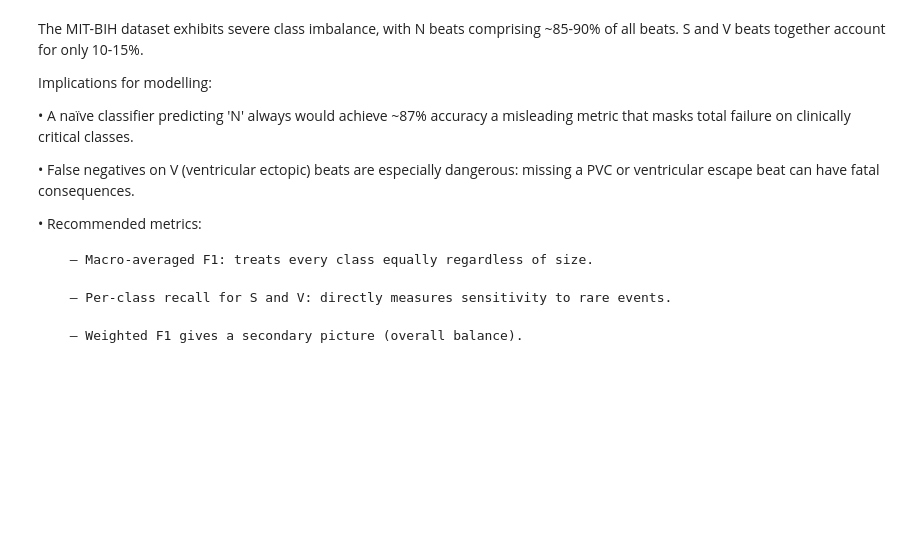
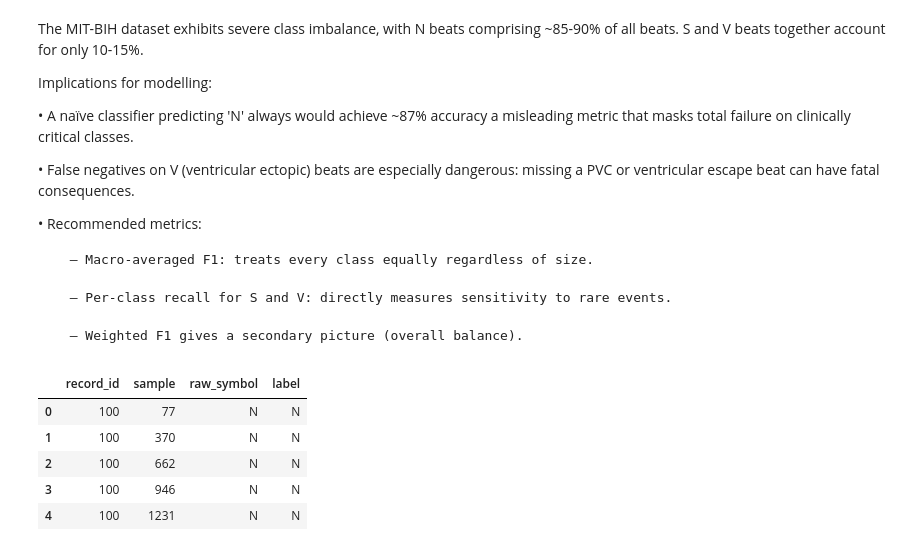
Before and after one commit to Joaomuianga/ML-team-collaboration, a Jupyter notebook: 3_TimeSeries/notebooks/1_DataExploration.ipynb, the cells around one changed output. Cells and saved outputs as stored; diff of their text form; code cells hidden in the pictures; blank space fills up the shorter version.

```diff
--- a/3_TimeSeries/notebooks/1_DataExploration.ipynb
+++ b/3_TimeSeries/notebooks/1_DataExploration.ipynb
@@ -217,0 +221,9 @@ Implications for modelling:
+# %%
+mapped_beats_df.head()
+# %% [output]
+|  | record_id | sample | raw_symbol | label |
+| 0 | 100 | 77 | N | N |
+| 1 | 100 | 370 | N | N |
+| 2 | 100 | 662 | N | N |
+| 3 | 100 | 946 | N | N |
+| 4 | 100 | 1231 | N | N |
```
Also changed, not shown: parts of 4 cells of this notebook, 3 other files.
